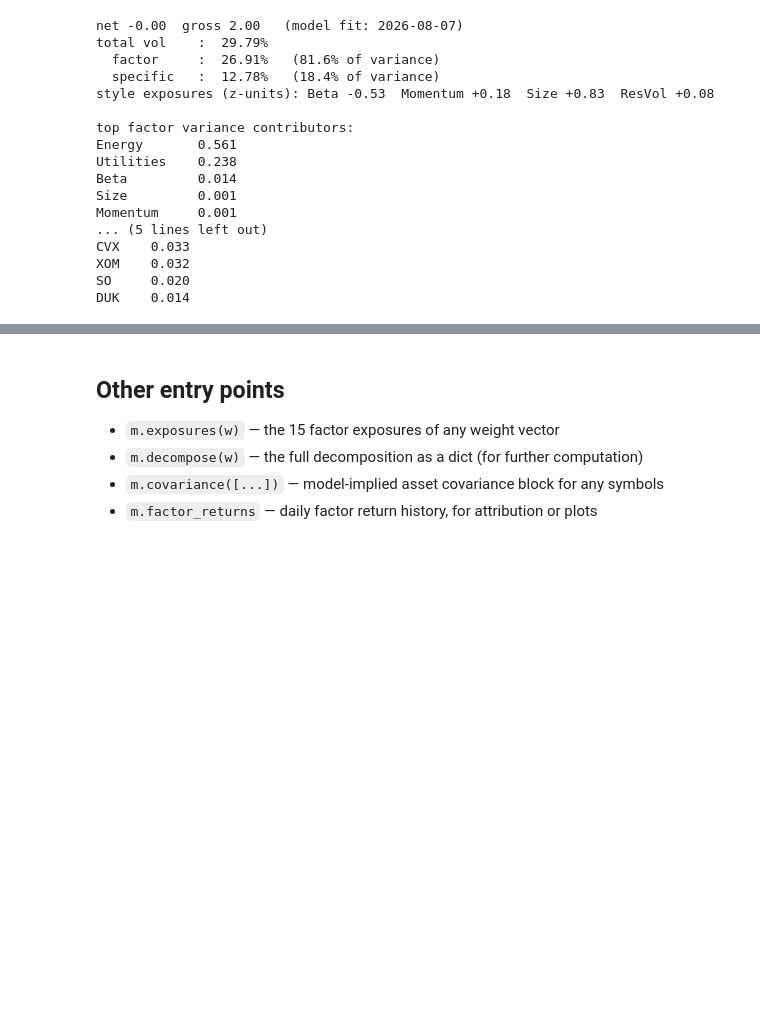
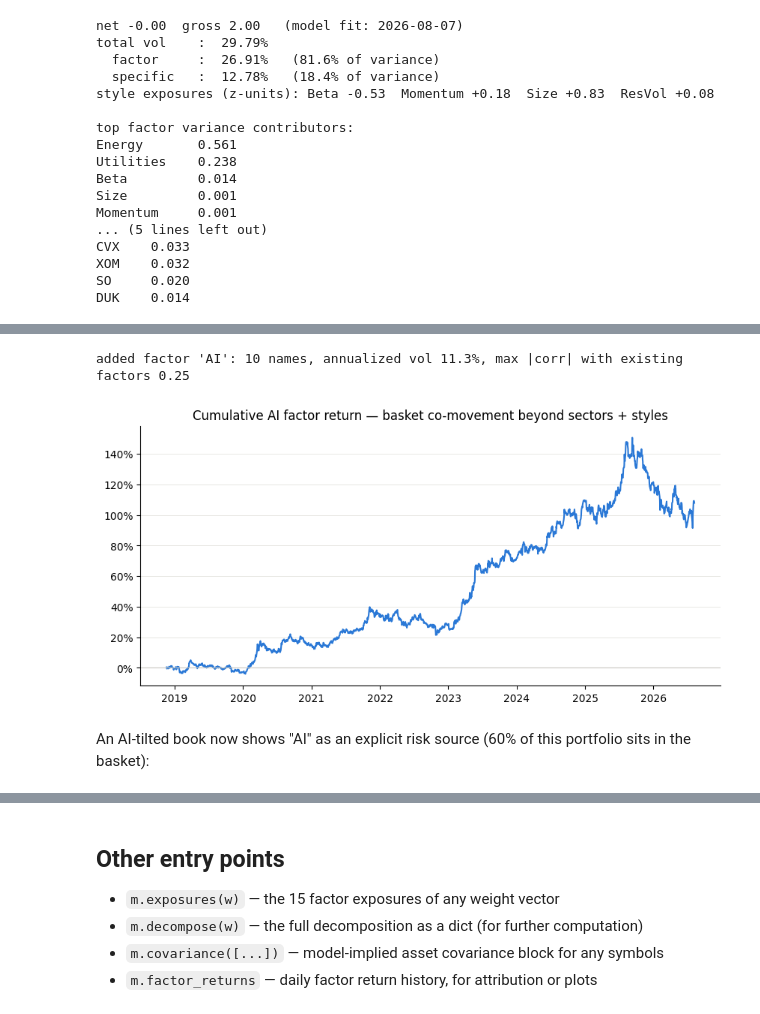
Before and after one commit to Ashwin-Iyer1/Index-based-Factor-Decomposition, a Jupyter notebook: BinaryClassification/portfolio_analysis.ipynb, the cells around one changed output, grey strips where cells are left out. Cells and saved outputs as stored; diff of their text form; code cells hidden in the pictures; blank space fills up the shorter version.

```diff
--- a/BinaryClassification/portfolio_analysis.ipynb
+++ b/BinaryClassification/portfolio_analysis.ipynb
@@ -76,0 +87,22 @@ DUK    0.014
+# %%
+ai_names = ['NVDA', 'MSFT', 'GOOGL', 'META', 'AMZN', 'AVGO', 'AMD', 'ORCL', 'ANET', 'PLTR']
+f_ai = m.add_factor('AI', ai_names)
+# %% [output]
+added factor 'AI': 10 names, annualized vol 11.3%, max |corr| with existing factors 0.25
+# %%
+import matplotlib.pyplot as plt
+import matplotlib.ticker as mtick
+
+fig, ax = plt.subplots(figsize=(10, 4.5))
+ax.plot(f_ai.index, (1 + f_ai).cumprod() - 1, lw=1.5, color='#2a78d6')
+ax.axhline(0, color='#c9c8c2', lw=0.8)
+ax.yaxis.set_major_formatter(mtick.PercentFormatter(1))
+for s in ('top', 'right'): ax.spines[s].set_visible(False)
+ax.grid(axis='y', color='#e8e7e3', lw=0.7)
+ax.set_title('Cumulative AI factor return — basket co-movement beyond sectors + styles')
+plt.show()
+# %% [output]
+[figure, added]
+# %% [markdown]
+An AI-tilted book now shows "AI" as an explicit risk source (60% of this
+portfolio sits in the basket):
```
Also changed, not shown: parts of 4 cells of this notebook, 10 other files.
